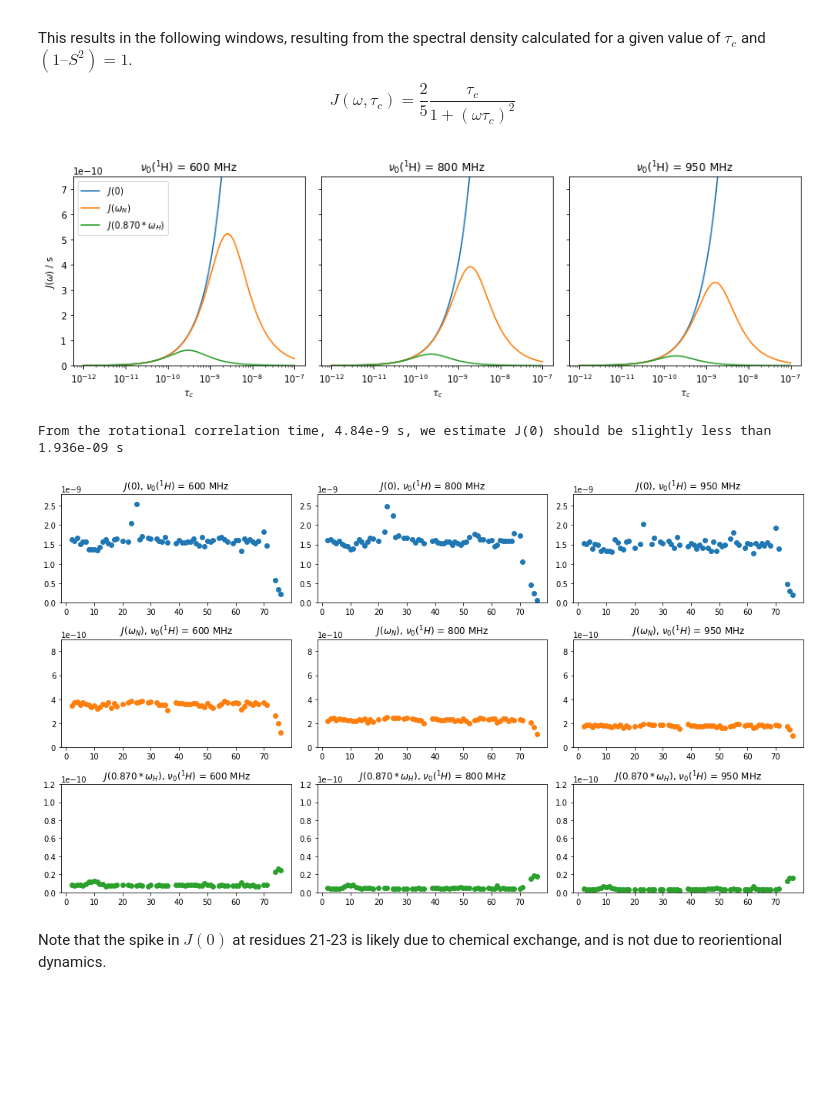
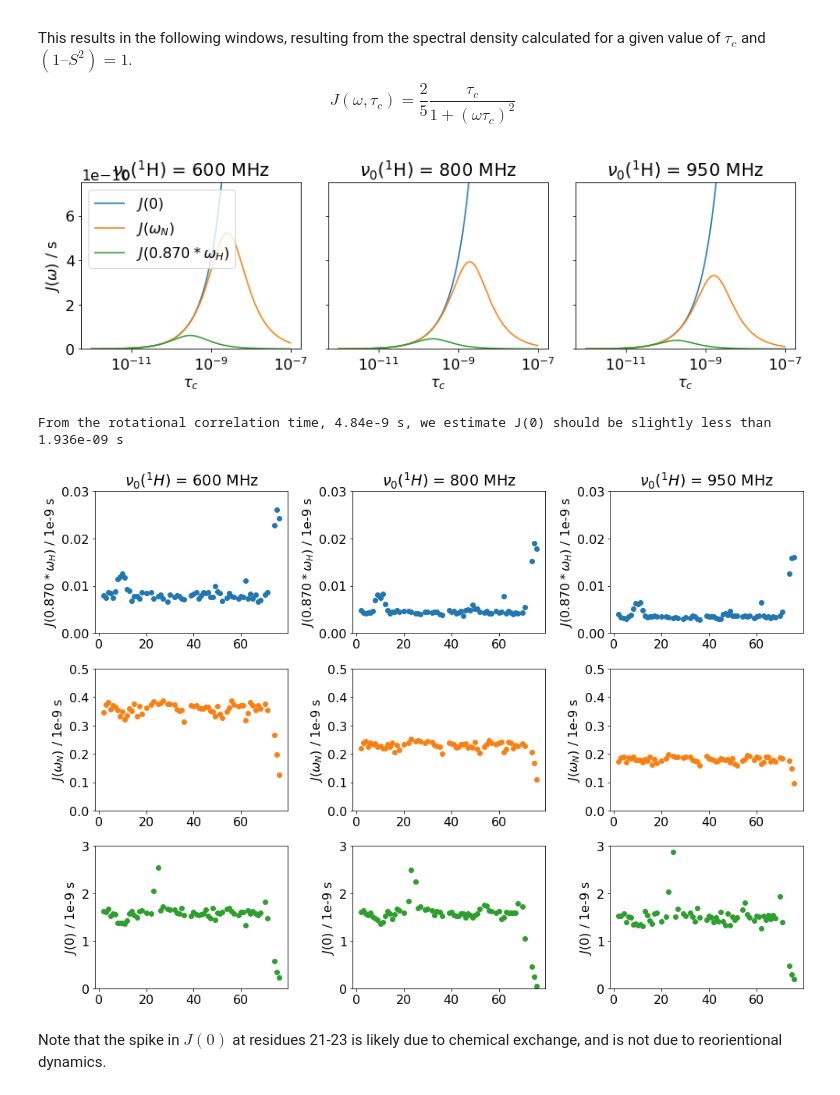
Before and after one commit to alsinmr/ConferenceExamples, a Jupyter notebook: Windischleuba2023/ComparingAnalyses.ipynb, the cells around one changed output. Cells and saved outputs as stored; diff of their text form; code cells hidden in the pictures; blank space fills up the shorter version.

```diff
--- a/Windischleuba2023/ComparingAnalyses.ipynb
+++ b/Windischleuba2023/ComparingAnalyses.ipynb
@@ -43,6 +43,9 @@ import matplotlib.pyplot as plt
 from scipy.optimize import lsq_linear as lstsq
 
 pyDR.Defaults['zrange']=[-13,-6,200]
+
+import matplotlib
+matplotlib.rcParams.update({'font.size': 16})
 # %%
 #Load the data
 data=pyDR.IO.readNMR('ubi_soln.txt')
@@ -55,5 +58,20 @@ data800=data.__copy__()
 data800.del_exp([0,2,3,5,6,8])
 data950=data.__copy__()
 data950.del_exp([1,2,4,5,7,8])
+
+cm=plt.get_cmap('tab10')  #Color map (use for selecting colors)
+
+fig,ax=plt.subplots(3,3)
+fig.set_size_inches([15,10])
+ax=ax.flatten()
+k=0
+for exp in [r'$R_1$',r'$\Gamma_{HN}$',r'$R_2$']:
+    for field in [600,800,950]:
+        ax[k].scatter(data.label,data.R[:,k],color=cm(k))
+        ax[k].set_ylabel(exp+r' / s$^{-1}$')
+        ax[k].set_ylim([0,ax[k].get_ylim()[1]])
+        ax[k].text(1,ax[k].get_ylim()[1]*.7,r'$\nu(^1H)$ = '+str(field)+' MHz')
+        k+=1
+fig.tight_layout()
 # %% [output]
 Warning: Assigned sensitivity object did not equal detector sensitivities. Re-defining detector object
@@ -93,44 +112,44 @@ for v0H,a in zip(v0H0,ax):
 ax[0].legend(titles)
 fig.tight_layout()
 # %% [output]
-[figure, old version]
+[figure, new version]
 # %%
 print(f'From the rotational correlation time, 4.84e-9 s, we estimate J(0) should be slightly less than {2/5*4.84e-9} s')
 # %% [output]
 From the rotational correlation time, 4.84e-9 s, we estimate J(0) should be slightly less than 1.936e-09 s
 # %%
 fig,ax=plt.subplots(3,3)
-fig.set_size_inches([14,8])
+fig.set_size_inches([14,10])
 
 titles=(r'$J(0)$',r'$J(\omega_{N})$',r'$J(0.870*\omega_{H})$')
-
-cm=plt.get_cmap('tab10')  #Color map (use for selecting colors)
 
 delta=22954*2*np.pi/2  #rad/s
 Del_sig=172   #ppm
 
 J0=list()
 JomegaI=list()
 Jp87omegaS=list()
 for v0H,d,a in zip(v0H0,[data600,data800,data950],ax.T):
     #data in d has residues down the columns and R1,NOE,R2 across the rows
     DSOmega=Del_sig*v0H*rat*2*np.pi   #DeltaSigma_I*omega_I  (rad/s)
     dd=delta
     c=Del_sig*v0H*rat*2*np.pi/np.sqrt(3)
 
     J0.append((d.R[:,2]-d.R[:,0]/2-0.454*d.R[:,1])/(3*dd**2+4*c**2)*6)
     JomegaI.append((d.R[:,0]-1.249*d.R[:,1])/(3*dd**2/4+c**2))
     Jp87omegaS.append(4*d.R[:,1]/(5*dd**2))
 
-    for k,(J,title) in enumerate(zip([J0[-1],JomegaI[-1],Jp87omegaS[-1]],titles)):
-        a[k].scatter(d.label,J,color=cm(k))
-        a[k].set_title(title+r', $\nu_0(^1H)$'+f' = {v0H} MHz')
-    a[0].set_ylim([0,2.8e-9])
-    a[1].set_ylim([0,9e-10])
-    a[2].set_ylim([0,1.2e-10])
+    for k,(J,title) in enumerate(zip([Jp87omegaS[-1],JomegaI[-1],J0[-1]],titles[::-1])):
+        a[k].scatter(d.label,J*1e9,color=cm(k))
+        a[k].set_ylabel(title+' / 1e-9 s')
+        if a[k].is_first_row():
+            a[k].set_title(r'$\nu_0(^1H)$'+f' = {v0H} MHz')
+    a[0].set_ylim([0,.03])
+    a[1].set_ylim([0,.5])
+    a[2].set_ylim([0,3])
 fig.tight_layout()
 # %% [output]
-[figure, old version]
+[figure, new version]
 # %% [markdown]
 Note that the spike in $J(0)$ at residues 21-23 is likely due to chemical exchange, and is not due to reorientional dynamics.
 # %% [markdown]
```
Also changed, not shown: parts of 9 cells of this notebook, 3 other files.
